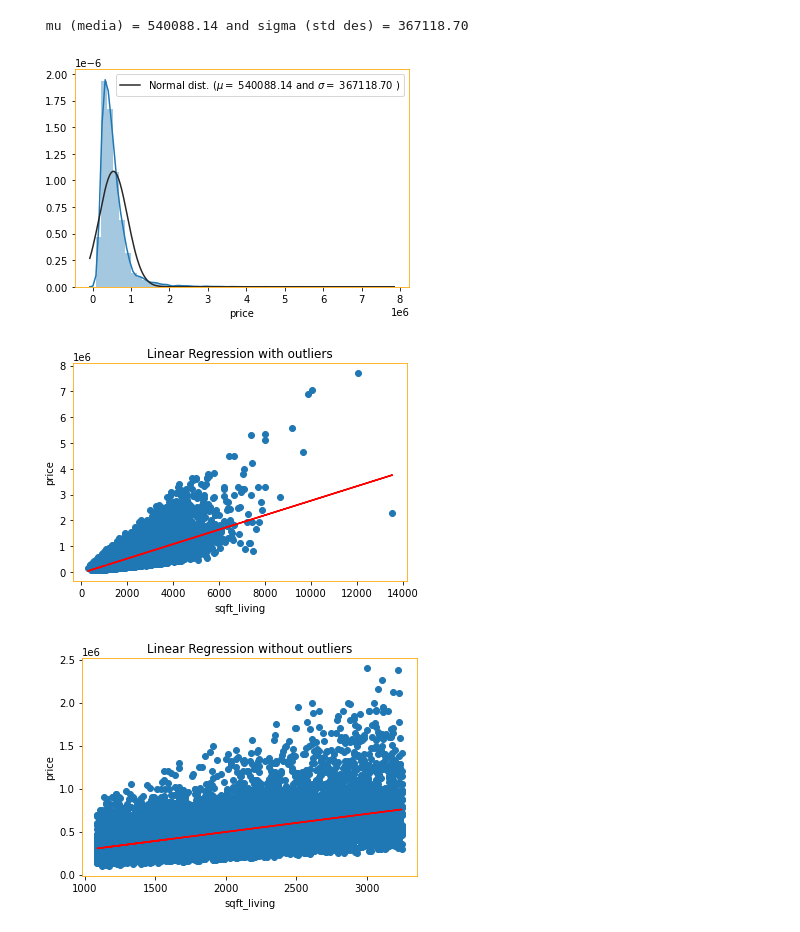
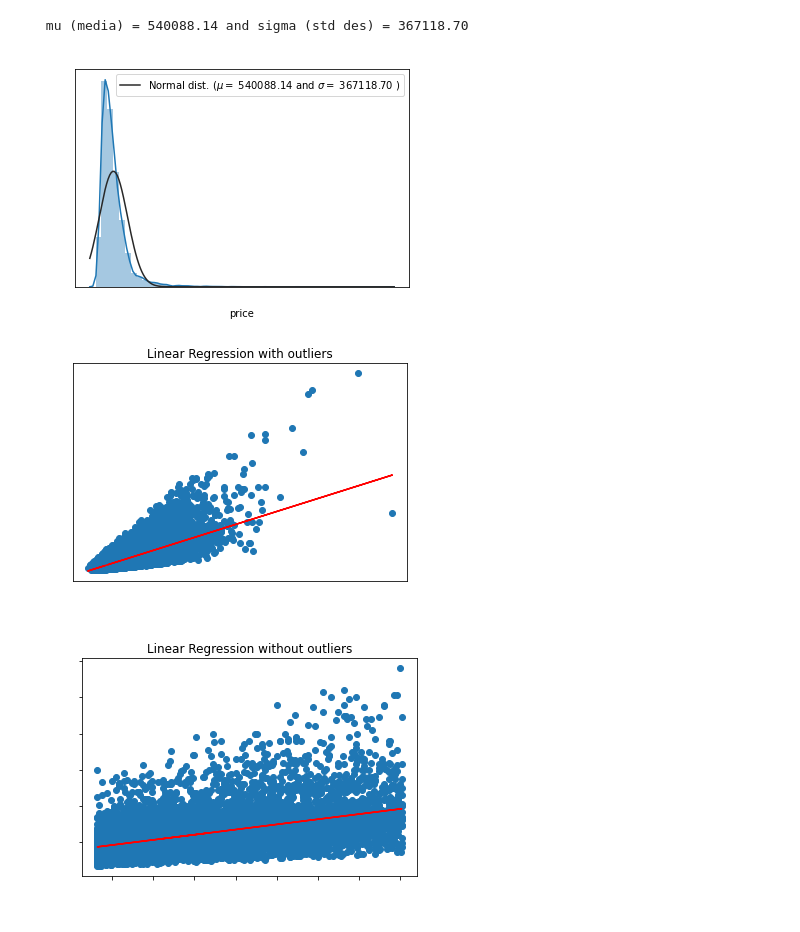
Before and after one commit to osel0x/YT_Videos, a Jupyter notebook: ML/Supervised/Regression/linearRegression.ipynb, the cells around one changed output. Cells and saved outputs as stored; diff of their text form; code cells hidden in the pictures.

```diff
--- a/ML/Supervised/Regression/linearRegression.ipynb
+++ b/ML/Supervised/Regression/linearRegression.ipynb
@@ -44,48 +66,48 @@ sns.distplot(df['price'], fit=norm)
 (mu, sigma) = norm.fit(df['price'])
 print('\n mu (media) = {:.2f} and sigma (std des) = {:.2f}\n'.format(mu, sigma))
 plt.legend(['Normal dist. ($\mu=$ {:.2f} and $\sigma=$ {:.2f} )'.format(mu, sigma)], loc='best')
-plt.tick_params(colors='black')
+plt.tick_params(colors='white')
 plt.show()
 # %% [output]
  mu (media) = 540088.14 and sigma (std des) = 367118.70
-[figure, old version]
+[figure, new version]
 # %%
 # First Linear Regression
 X = df.iloc[:, 5].values.reshape(-1, 1)
-Y = df.iloc[:, 2]
+y = df.iloc[:, 2]
 
 linear_regressor = LinearRegression()  # create object for the class
-linear_regressor.fit(X, Y)  # perform linear regression
+linear_regressor.fit(X, y)  # perform linear regression
 Y_pred = linear_regressor.predict(X)  # make predictions
 
-plt.scatter(X, Y)
+plt.scatter(X, y)
 plt.title("Linear Regression with outliers")
-plt.ylabel("price")
-plt.xlabel("sqft_living")
+plt.ylabel("price", color="white")
+plt.xlabel("sqft_living", color="white")
 plt.plot(X, Y_pred, color='red')
-plt.tick_params(colors='black')
+plt.tick_params(colors='white',labelcolor="white")
 plt.show()
 # %% [output]
-[figure, old version]
+[figure, new version]
 # %%
 # Remove outliers
-Y_no_o = df.sqft_living[df.sqft_living.between(df.sqft_living.quantile(.10), df.sqft_living.quantile(.90))]
+Y_no_o = df.sqft_living[df.sqft_living.between(df.sqft_living.quantile(.5), df.sqft_living.quantile(.95))]
 new_df = df.iloc[Y_no_o.axes[0]]
 # %%
-# Print Linear regression withou outliers
+# Print Linear regression without outliers
 X = new_df.iloc[:, 5].values.reshape(-1, 1)
-Y = new_df.iloc[:, 2]
+y = new_df.iloc[:, 2]
 
 linear_regressor = LinearRegression()  # create object for the class
-linear_regressor.fit(X, Y)  # perform linear regression
+linear_regressor.fit(X, y)  # perform linear regression
 Y_pred = linear_regressor.predict(X)  # make predictions
 
-plt.scatter(X, Y)
+plt.scatter(X, y)
 plt.title("Linear Regression without outliers")
-plt.ylabel("price")
-plt.xlabel("sqft_living")
+plt.ylabel("price", color="white")
+plt.xlabel("sqft_living",color="white")
 plt.plot(X, Y_pred, color='red')
-plt.tick_params(colors='black')
+plt.tick_params(colors='black',labelcolor="white")
 plt.show()
 # %% [output]
-[figure, old version]
+[figure, new version]
```
Also changed, not shown: parts of 17 cells of this notebook, 1 other file.
